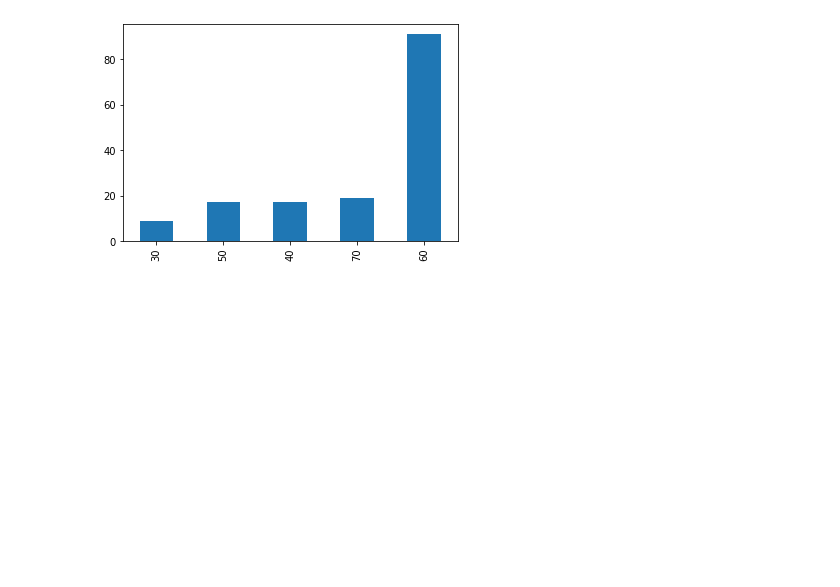
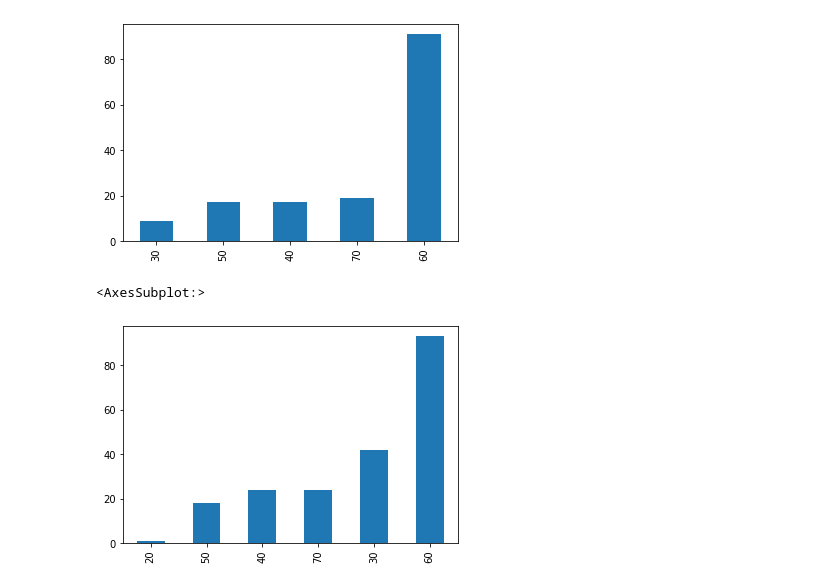
Before and after one commit to damiiete/Analysis-of-major-incidents-in-UK, a Jupyter notebook: notebook.ipynb, the cells around one changed output. Cells and saved outputs as stored; diff of their text form; code cells hidden in the pictures; blank space fills up the shorter version.

```diff
--- a/notebook.ipynb
+++ b/notebook.ipynb
@@ -574,3 +586,9 @@ rural['speed_limit'].value_counts().sort_values().plot(kind='bar')
 # %% [output]
 <AxesSubplot:>
 [figure]
+# %%
+#rural = major_incidents.copy()[major_incidents['urban_or_rural_area'] == 2]
+major_incidents['speed_limit'].value_counts().sort_values().plot(kind='bar')
+# %% [output]
+<AxesSubplot:>
+[figure, added]
```
Also changed, not shown: parts of 8 cells of this notebook.
